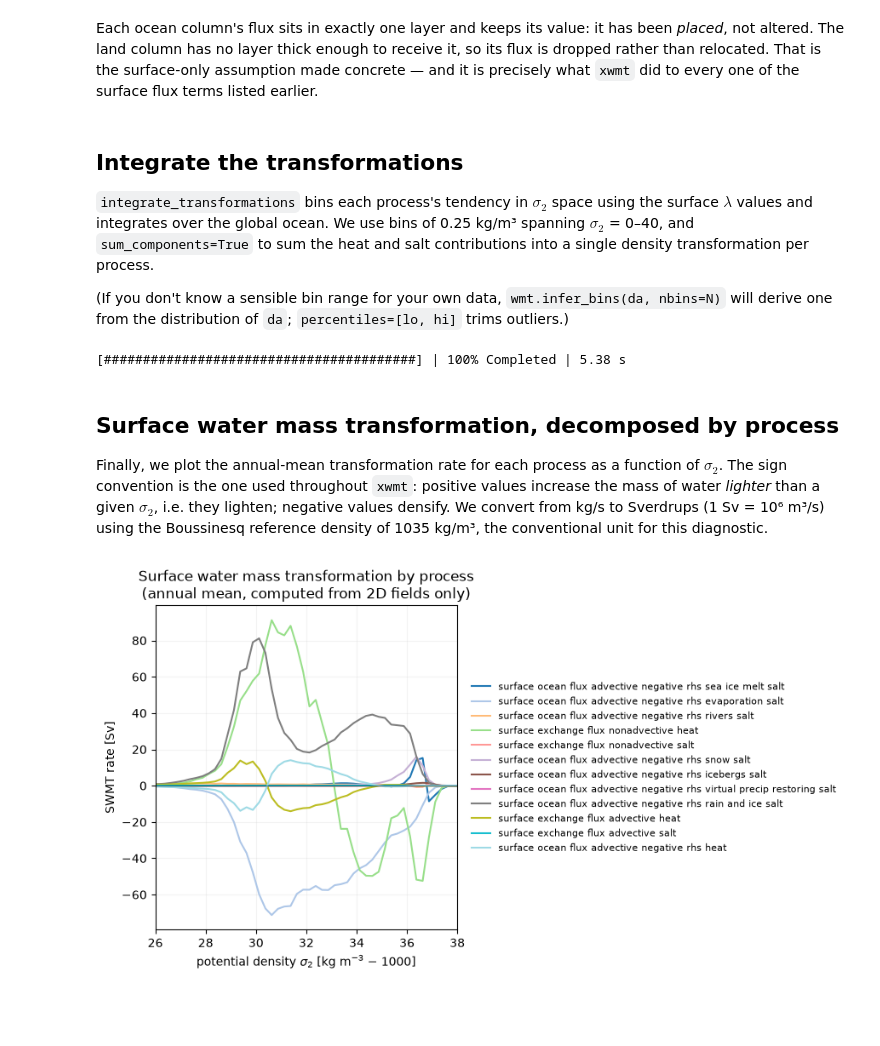
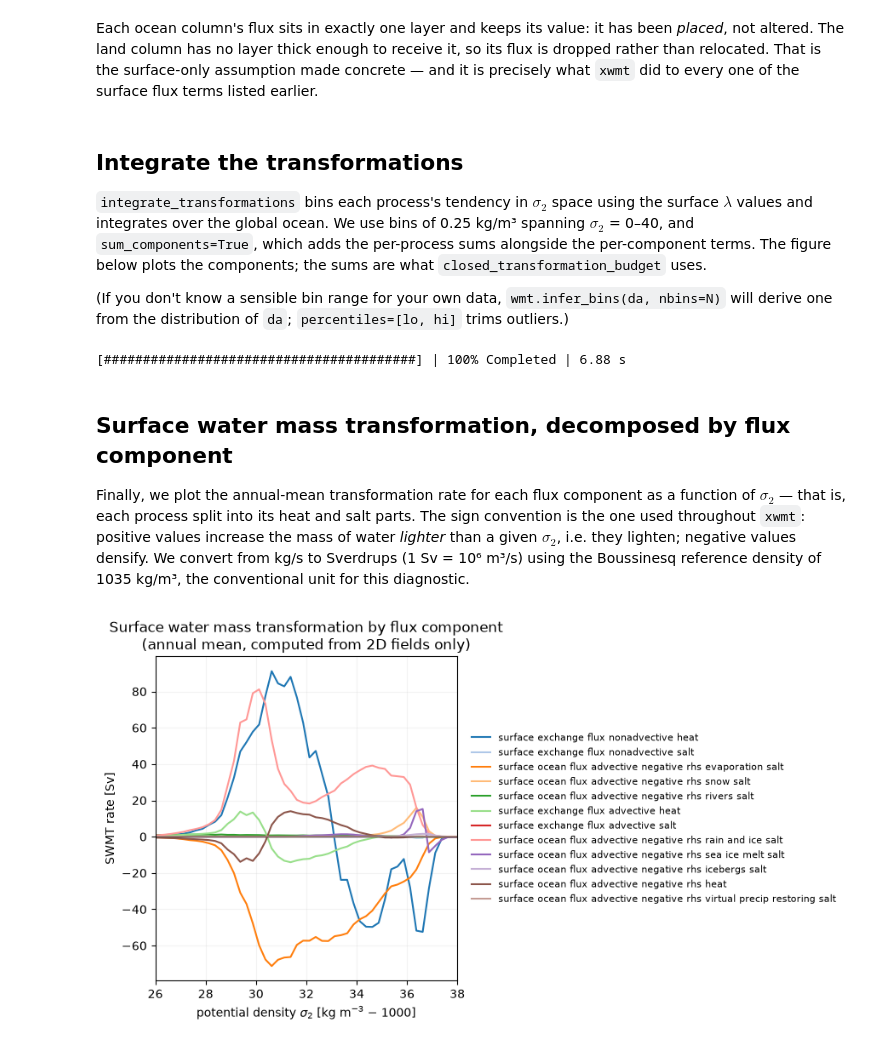
Before and after one commit to NOAA-GFDL/xwmt, a Jupyter notebook: examples/swmt_decomposition.ipynb, the cells around one changed output. Saved outputs shown, nothing was run; the diff lists cells and outputs as text; code cells hidden in the pictures; blank space fills up the shorter version.

```diff
--- a/examples/swmt_decomposition.ipynb
+++ b/examples/swmt_decomposition.ipynb
@@ -46,6 +46,7 @@ opposite trade: full horizontal resolution, no interior at all.
 # %% [markdown]
 ## Import packages
 # %%
+import os
 import warnings
 import numpy as np
 import xarray as xr
@@ -54,10 +55,14 @@ from xgcm import Grid
 from dask.diagnostics import ProgressBar
 import matplotlib.pyplot as plt
 
-# Warnings are rendered without their absolute source path. The default format
-# prefixes each with the file that raised it, which would bake whoever-ran-this's
-# home directory into the committed output and the published documentation.
-warnings.formatwarning = lambda msg, cat, *_, **__: f"{cat.__name__}: {msg}\n"
+# Warnings are rendered with only the base name of the file that raised them. The
+# default format uses the absolute path, which would bake whoever-ran-this's home
+# directory into the committed output and the published documentation -- while
+# still showing whether a warning came from a library or from this notebook.
+warnings.formatwarning = (
+    lambda msg, cat, filename, lineno, *_:
+    f"{os.path.basename(filename)}:{lineno}: {cat.__name__}: {msg}\n"
+)
 # %%
 import xwmt
 print('xwmt version', xwmt.__version__)
@@ -437,8 +442,9 @@ precisely what `xwmt` did to every one of the surface flux terms listed earlier.
 
 `integrate_transformations` bins each process's tendency in $\sigma_{2}$ space using the
 surface $\lambda$ values and integrates over the global ocean. We use bins of 0.25 kg/m³
-spanning $\sigma_{2}$ = 0–40, and `sum_components=True` to sum the heat and salt contributions
-into a single density transformation per process.
+spanning $\sigma_{2}$ = 0–40, and `sum_components=True`, which adds the per-process sums alongside the
+per-component terms. The figure below plots the components; the sums are what
+`closed_transformation_budget` uses.
 
 (If you don't know a sensible bin range for your own data, `wmt.infer_bins(da, nbins=N)` will
 derive one from the distribution of `da`; `percentiles=[lo, hi]` trims outliers.)
@@ -453,41 +459,41 @@ with warnings.catch_warnings():
     with ProgressBar():
         G.load()
 # %% [output]
-[########################################] | 100% Completed | 5.38 s
+[########################################] | 100% Completed | 6.88 s
 # %% [markdown]
-## Surface water mass transformation, decomposed by process
+## Surface water mass transformation, decomposed by flux component
 
-Finally, we plot the annual-mean transformation rate for each process as a function of
-$\sigma_{2}$. The sign convention is the one used throughout `xwmt`: positive values increase the
+Finally, we plot the annual-mean transformation rate for each flux component as a function of
+$\sigma_{2}$ — that is, each process split into its heat and salt parts. The sign convention is the one used throughout `xwmt`: positive values increase the
 mass of water *lighter* than a given $\sigma_{2}$, i.e. they lighten; negative values
 densify. We convert from kg/s to Sverdrups (1 Sv = 10⁶ m³/s) using the Boussinesq
 reference density of 1035 kg/m³, the conventional unit for this diagnostic.
 # %%
 # kg/s -> Sv (1 Sv = 1e6 m^3/s), using the Boussinesq reference density.
 kg_per_s_to_Sv = 1e-6 / 1035.
 
 # The per-component terms, i.e. the ones carrying a `_heat`/`_salt` suffix. There are
 # more of them than matplotlib's default 10-colour cycle, which would silently give two
 # pairs of curves the same colour, so take colours from a 20-colour map instead.
 components = [v for v in G if ("salt" in v) or ("heat" in v)]
-colors = plt.cm.tab20(np.linspace(0., 1., len(components)))
+colors = plt.cm.tab20(np.arange(len(components)))
 
 fig, ax = plt.subplots(figsize=(9, 5))
 
 for v, color in zip(components, colors):
     (G[v] * kg_per_s_to_Sv).mean('time').plot(ax=ax, label=v.replace("_", " "),
                                               lw=1.5, color=color)
 
 ax.axhline(0., color='k', lw=0.8, alpha=0.5)
 ax.set_xlim(26, 38)
 ax.set_xlabel(r"potential density $\sigma_{2}$ [kg m$^{-3}$ $-$ 1000]")
 ax.set_ylabel("SWMT rate [Sv]")
-ax.set_title("Surface water mass transformation by process\n(annual mean, computed from 2D fields only)")
+ax.set_title("Surface water mass transformation by flux component\n(annual mean, computed from 2D fields only)")
 ax.grid(True, alpha=0.15)
 ax.legend(loc='center left', bbox_to_anchor=(1.02, 0.5), fontsize=8, frameon=False)
 fig.tight_layout()
 # %% [output]
-[figure, old version]
+[figure, new version]
 # %% [markdown]
 Each curve is one process's heat or salt contribution to transforming water across $\sigma_{2}$
 surfaces — all of it recovered from surface fields alone. The largest are the non-advective
```
Also changed, not shown: parts of 1 cell of this notebook, 3 other files.
